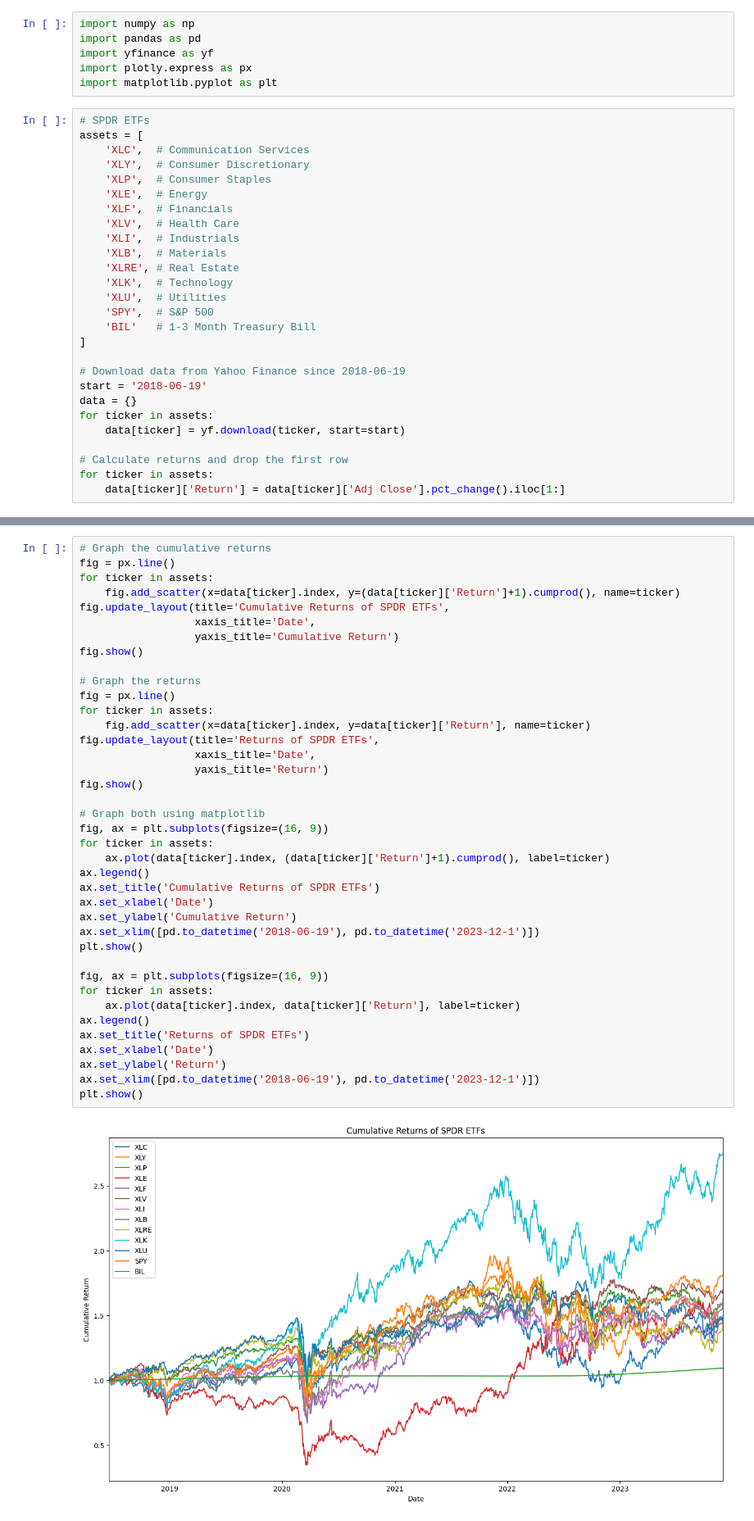
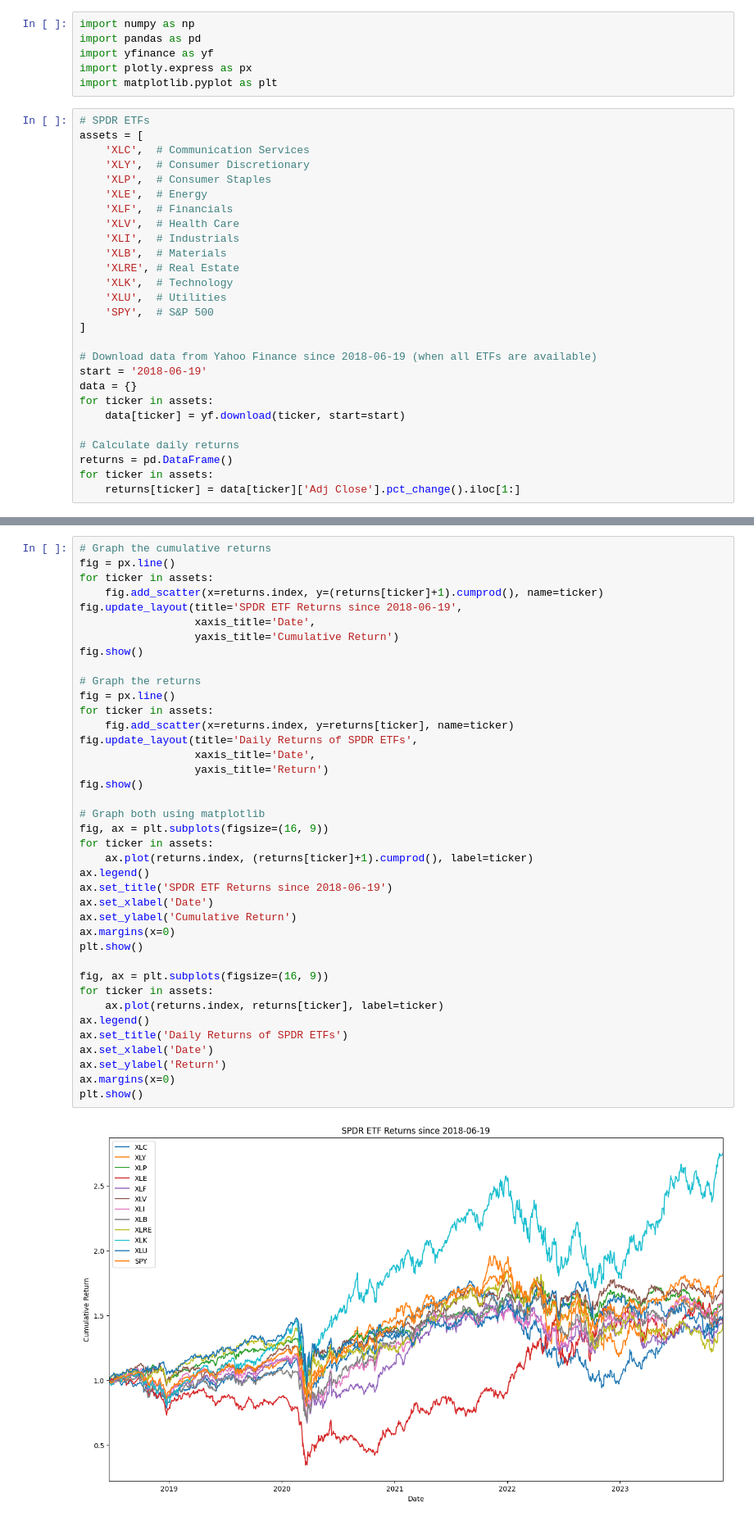
Before and after one commit to jbmitchell02/fin-eng-proj, a Jupyter notebook: initial_analysis.ipynb, the cells around one changed output, grey strips where cells are left out. Shown at 82% size. Saved outputs shown, nothing was run; the diff lists cells and outputs as text.

```diff
--- a/initial_analysis.ipynb
+++ b/initial_analysis.ipynb
@@ -19,18 +19,18 @@ assets = [
     'XLK',  # Technology
     'XLU',  # Utilities
     'SPY',  # S&P 500
-    'BIL'   # 1-3 Month Treasury Bill
 ]
 
-# Download data from Yahoo Finance since 2018-06-19
+# Download data from Yahoo Finance since 2018-06-19 (when all ETFs are available)
 start = '2018-06-19'
 data = {}
 for ticker in assets:
     data[ticker] = yf.download(ticker, start=start)
 
-# Calculate returns and drop the first row
+# Calculate daily returns
+returns = pd.DataFrame()
 for ticker in assets:
-    data[ticker]['Return'] = data[ticker]['Adj Close'].pct_change().iloc[1:]
+    returns[ticker] = data[ticker]['Adj Close'].pct_change().iloc[1:]
 # %% [output]
 [*********************100%%**********************]  1 of 1 completed
 [*********************100%%**********************]  1 of 1 completed
@@ -48,41 +47,41 @@ for ticker in assets:
 # %%
 # Graph the cumulative returns
 fig = px.line()
 for ticker in assets:
-    fig.add_scatter(x=data[ticker].index, y=(data[ticker]['Return']+1).cumprod(), name=ticker)
-fig.update_layout(title='Cumulative Returns of SPDR ETFs',
+    fig.add_scatter(x=returns.index, y=(returns[ticker]+1).cumprod(), name=ticker)
+fig.update_layout(title='SPDR ETF Returns since 2018-06-19',
                   xaxis_title='Date',
                   yaxis_title='Cumulative Return')
 fig.show()
 
 # Graph the returns
 fig = px.line()
 for ticker in assets:
-    fig.add_scatter(x=data[ticker].index, y=data[ticker]['Return'], name=ticker)
-fig.update_layout(title='Returns of SPDR ETFs',
+    fig.add_scatter(x=returns.index, y=returns[ticker], name=ticker)
+fig.update_layout(title='Daily Returns of SPDR ETFs',
                   xaxis_title='Date',
                   yaxis_title='Return')
 fig.show()
 
 # Graph both using matplotlib
 fig, ax = plt.subplots(figsize=(16, 9))
 for ticker in assets:
-    ax.plot(data[ticker].index, (data[ticker]['Return']+1).cumprod(), label=ticker)
+    ax.plot(returns.index, (returns[ticker]+1).cumprod(), label=ticker)
 ax.legend()
-ax.set_title('Cumulative Returns of SPDR ETFs')
+ax.set_title('SPDR ETF Returns since 2018-06-19')
 ax.set_xlabel('Date')
 ax.set_ylabel('Cumulative Return')
-ax.set_xlim([pd.to_datetime('2018-06-19'), pd.to_datetime('2023-12-1')])
+ax.margins(x=0)
 plt.show()
 
 fig, ax = plt.subplots(figsize=(16, 9))
 for ticker in assets:
-    ax.plot(data[ticker].index, data[ticker]['Return'], label=ticker)
+    ax.plot(returns.index, returns[ticker], label=ticker)
 ax.legend()
-ax.set_title('Returns of SPDR ETFs')
+ax.set_title('Daily Returns of SPDR ETFs')
 ax.set_xlabel('Date')
 ax.set_ylabel('Return')
-ax.set_xlim([pd.to_datetime('2018-06-19'), pd.to_datetime('2023-12-1')])
+ax.margins(x=0)
 plt.show()
 # %% [output]
-[figure, old version]
+[figure, new version]
```
Also changed, not shown: parts of 4 cells of this notebook, 2 other files.
